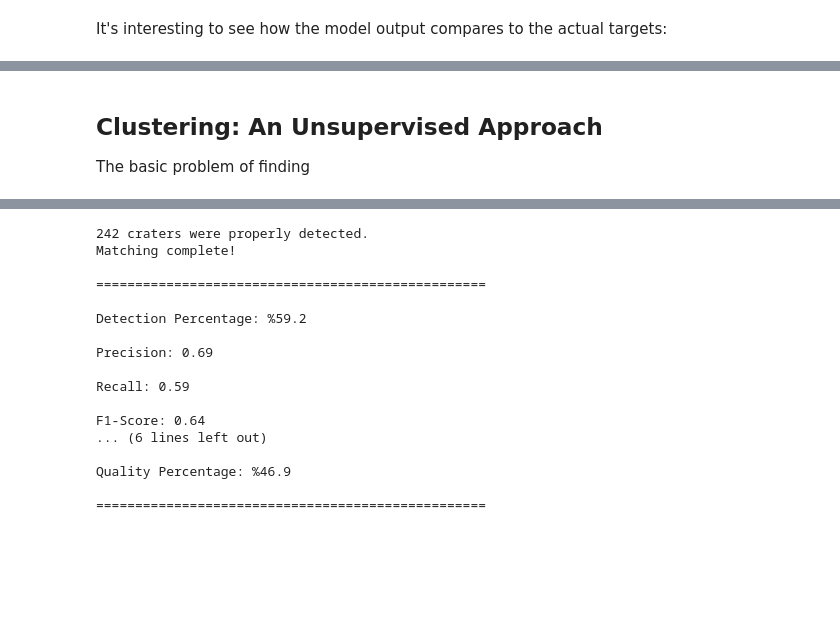
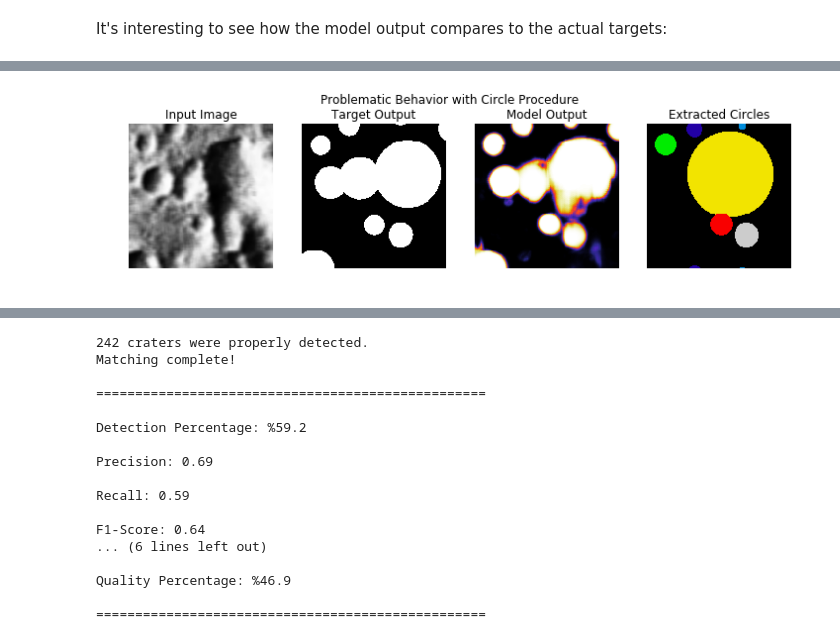
Before and after one commit to AlliedToasters/craters, a Jupyter notebook: CapstoneNotebook.ipynb, the cells around one changed output, grey strips where cells are left out. Drawn from its saved outputs; the diff is of its cells as text; code cells hidden in the pictures; blank space fills up the shorter version.

Commit message:
final capstone version, update readme

```diff
--- a/CapstoneNotebook.ipynb
+++ b/CapstoneNotebook.ipynb
@@ -129,3 +124,5 @@ prediction.show(include_ticks=False);
-# %% [markdown]
-## Clustering: An Unsupervised Approach
-The basic problem of finding
+# %%
+from capstone_code import show_circles, show_watershed
+show_circles()
+# %% [output]
+[figure, added]
```
Also changed, not shown: parts of 42 cells of this notebook, 2 other files.
